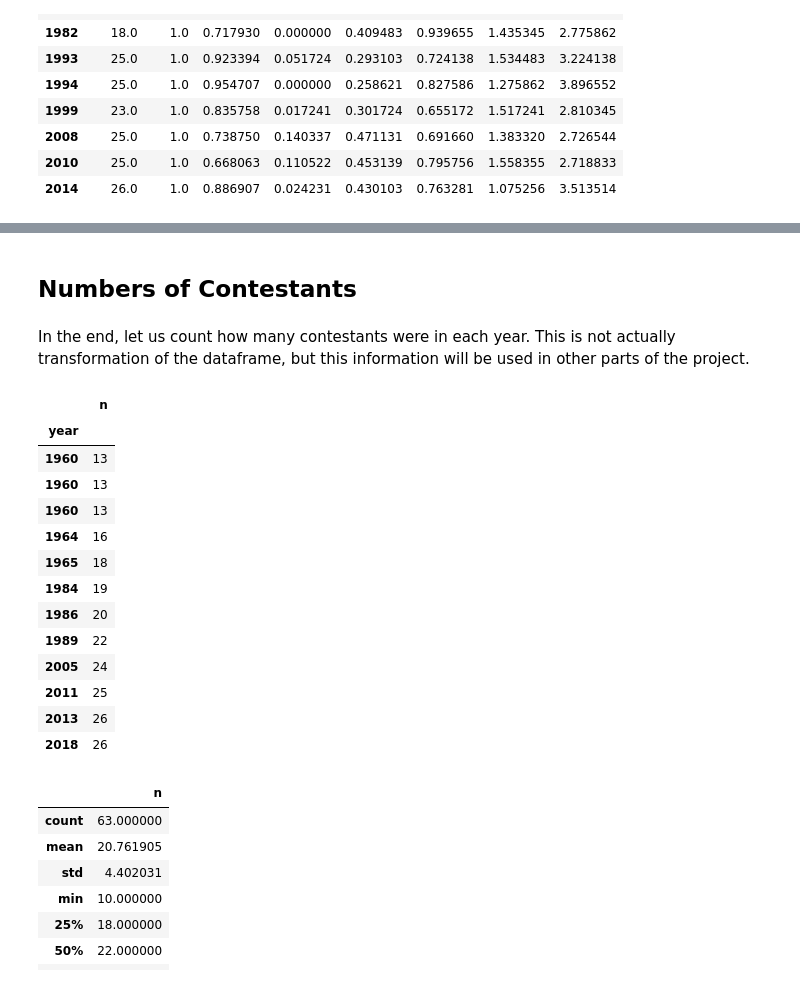
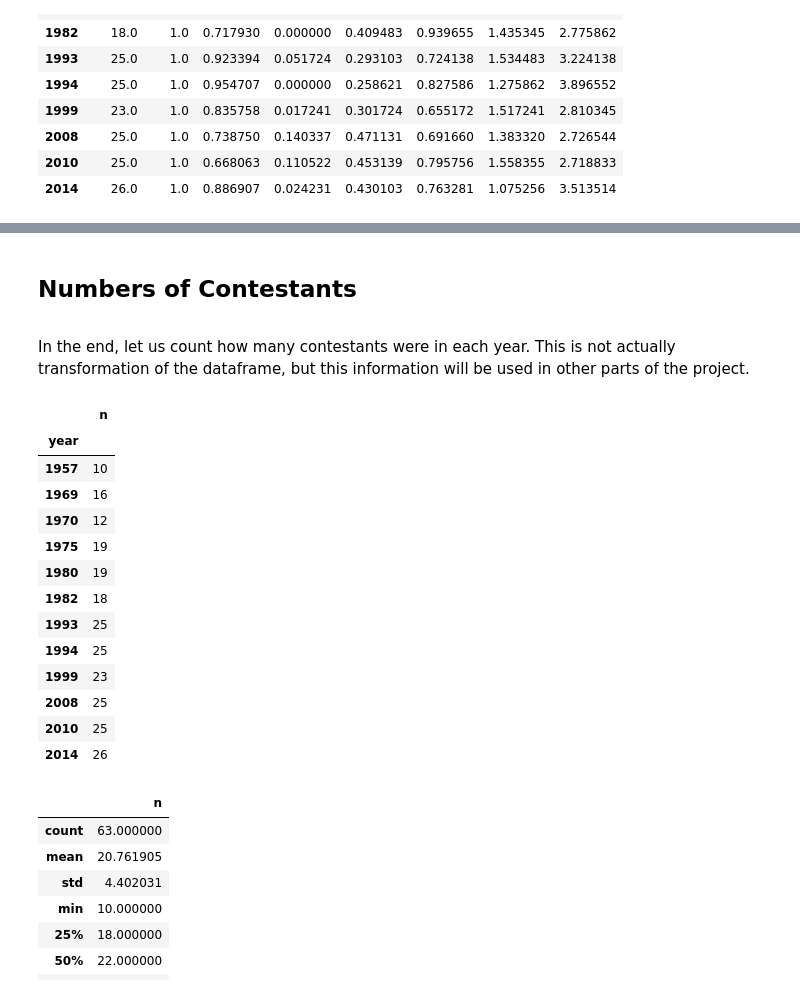
Before and after one commit to DavorPenzar/eurovision, a Jupyter notebook: Transform_Raw_Scores_Data.ipynb, the cells around one changed output, grey strips where cells are left out. Saved outputs shown, nothing was run; the diff lists cells and outputs as text; code cells hidden in the pictures.

```diff
--- a/Transform_Raw_Scores_Data.ipynb
+++ b/Transform_Raw_Scores_Data.ipynb
@@ -365,6 +383,12 @@ Croatia = frozenset(
         'Croatia'
     }
 )
+FYRMacedonia = frozenset(
+    {
+        'F.Y.R. Macedonia',
+        'North Macedonia'
+    }
+)
 Kosovo = frozenset(
     {
         'Kosovo'
@@ -375,9 +399,8 @@ Montenegro = frozenset(
         'Montenegro'
     }
 )
-Macedonia = frozenset(
+NorthMacedonia = frozenset(
     {
-        'F.Y.R. Macedonia',
         'North Macedonia'
     }
 )
@@ -438,7 +461,7 @@ df.loc[(df.country == 'Yugoslavia') & (df.year == 1991), 'country'] = 'Serbia'
 df.loc[(df.country == 'Yugoslavia') & (df.year == 1992), 'country'] = 'Serbia'
 df.loc[(df.country == 'Serbia & Montenegro') & (df.year == 2004), 'country'] = 'Serbia'
 df.loc[(df.country == 'Serbia & Montenegro') & (df.year == 2005), 'country'] = 'Montenegro'
-df.loc[df.country == 'F.Y.R. Macedonia', 'country'] = 'North Macedonia'
+df.loc[df.country.isin(FYRMacedonia), 'country'] = 'North Macedonia'
 # %% [markdown]
 **Commentary**
 
@@ -605,26 +803,27 @@ df.loc[:, ['year', 'nscore']].groupby('year').describe().sample(12, replace = Fa
 # %% [markdown]
 ## Numbers of Contestants
+<a class="anchor" id="sec-number-of-contestants"></a>
 # %% [markdown]
 In the end, let us count how many contestants were in each year. This is not actually transformation of the dataframe, but this information will be used in other parts of the project.
 # %%
 count = df.loc[:, ['year', 'country']].groupby('year').count().rename({'country': 'n'}, axis = 1)
 # %%
-count.sample(12, replace = True, random_state = 2020).sort_index()
+count.sample(12, replace = False, random_state = 2020).sort_index()
 # %% [output]
 |  | n |
 | year |  |
-| 1960 | 13 |
-| 1960 | 13 |
-| 1960 | 13 |
-| 1964 | 16 |
-| 1965 | 18 |
-| 1984 | 19 |
-| 1986 | 20 |
-| 1989 | 22 |
-| 2005 | 24 |
-| 2011 | 25 |
-| 2013 | 26 |
-| 2018 | 26 |
+| 1957 | 10 |
+| 1969 | 16 |
+| 1970 | 12 |
+| 1975 | 19 |
+| 1980 | 19 |
+| 1982 | 18 |
+| 1993 | 25 |
+| 1994 | 25 |
+| 1999 | 23 |
+| 2008 | 25 |
+| 2010 | 25 |
+| 2014 | 26 |
 # %%
 count.describe()
 # %% [output]
```
Also changed, not shown: parts of 25 cells of this notebook.
